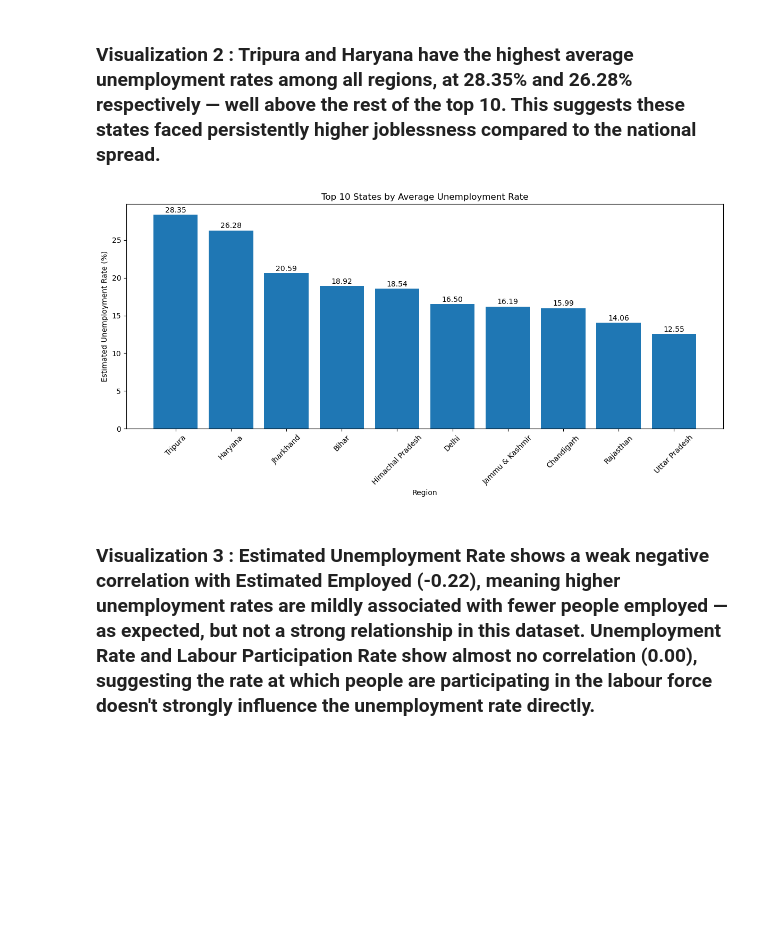
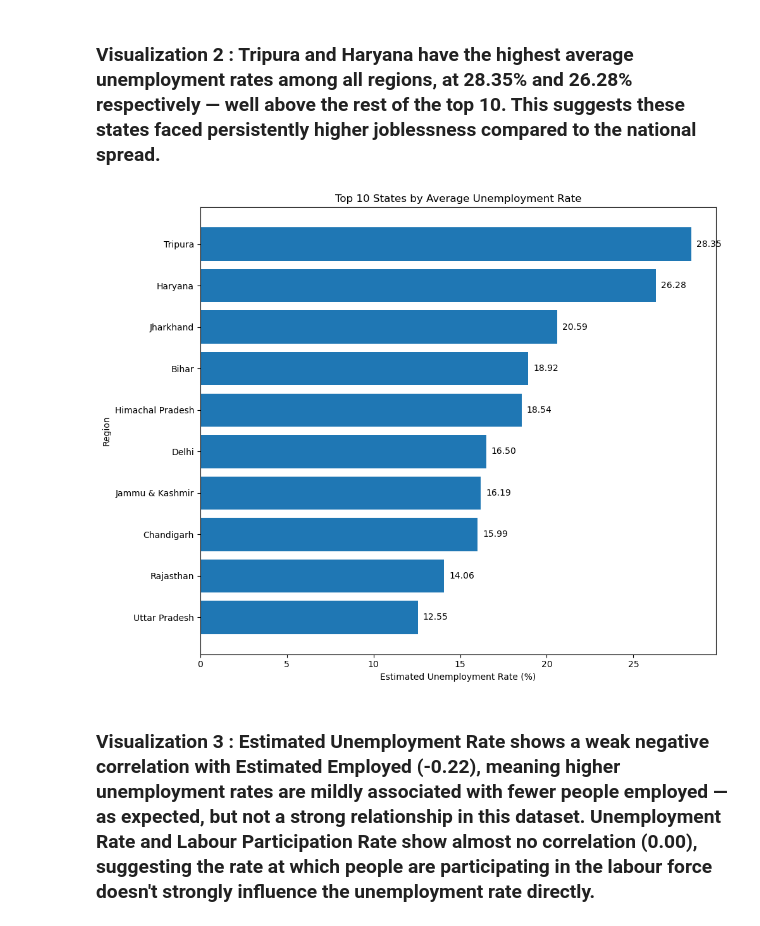
Before and after one commit to Balwant-21/OIBSIP, a Jupyter notebook: BalwantSingh_Task2/BalwantSingh_Task2.ipynb, the cells around one changed output. Saved outputs shown, nothing was run; the diff lists cells and outputs as text; code cells hidden in the pictures; blank space fills up the shorter version.

Commit message:
Fix Task 2 bar chart rendering with horizontal layout

```diff
--- a/BalwantSingh_Task2/BalwantSingh_Task2.ipynb
+++ b/BalwantSingh_Task2/BalwantSingh_Task2.ipynb
@@ -175,27 +175,25 @@ plt.tight_layout()
 <Figure size 640x480 with 0 Axes>
 # %% [markdown]
 ### Visualization 2 : Tripura and Haryana have the highest average unemployment rates among all regions, at 28.35% and 26.28% respectively — well above the rest of the top 10. This suggests these states faced persistently higher joblessness compared to the national spread.
-# %%
-# Visualization 2 : top 10 states with highest average unemployment rate
-
-region_avg_top10 = region_avg.head(10)
-
-plt.figure(figsize=(12,6))
-
-x = region_avg_top10.index
-y = region_avg_top10.values
-
-plt.bar(x,y)
-plt.xlabel("Region")
-plt.ylabel("Estimated Unemployment Rate (%)")
-plt.title("Top 10 States by Average Unemployment Rate")
-plt.xticks(rotation=45)
-plt.tight_layout()
-
-for i in range(len(x)):
-    plt.text(x[i], y[i]+0.3, f"{y[i]:.2f}", ha="center")
-# %% [output]
-[figure, removed]
+# %%
+# Visualization 2 : top 10 states with highest average unemployment rate
+
+region_avg_top10 = region_avg.head(10)
+
+x = region_avg_top10.index
+y = region_avg_top10.values
+
+plt.figure(figsize=(10,8))
+plt.barh(x[::-1], y[::-1])  # reversed so highest is on top
+plt.xlabel("Estimated Unemployment Rate (%)")
+plt.ylabel("Region")
+plt.title("Top 10 States by Average Unemployment Rate")
+plt.tight_layout()
+
+for i in range(len(x)):
+    plt.text(y[::-1][i]+0.3, i, f"{y[::-1][i]:.2f}", va="center")
+# %% [output]
+[figure, added]
 # %% [markdown]
 ### Visualization 3 : Estimated Unemployment Rate shows a weak negative correlation with Estimated Employed (-0.22), meaning higher unemployment rates are mildly associated with fewer people employed — as expected, but not a strong relationship in this dataset. Unemployment Rate and Labour Participation Rate show almost no correlation (0.00), suggesting the rate at which people are participating in the labour force doesn't strongly influence the unemployment rate directly.
 # %%
```
